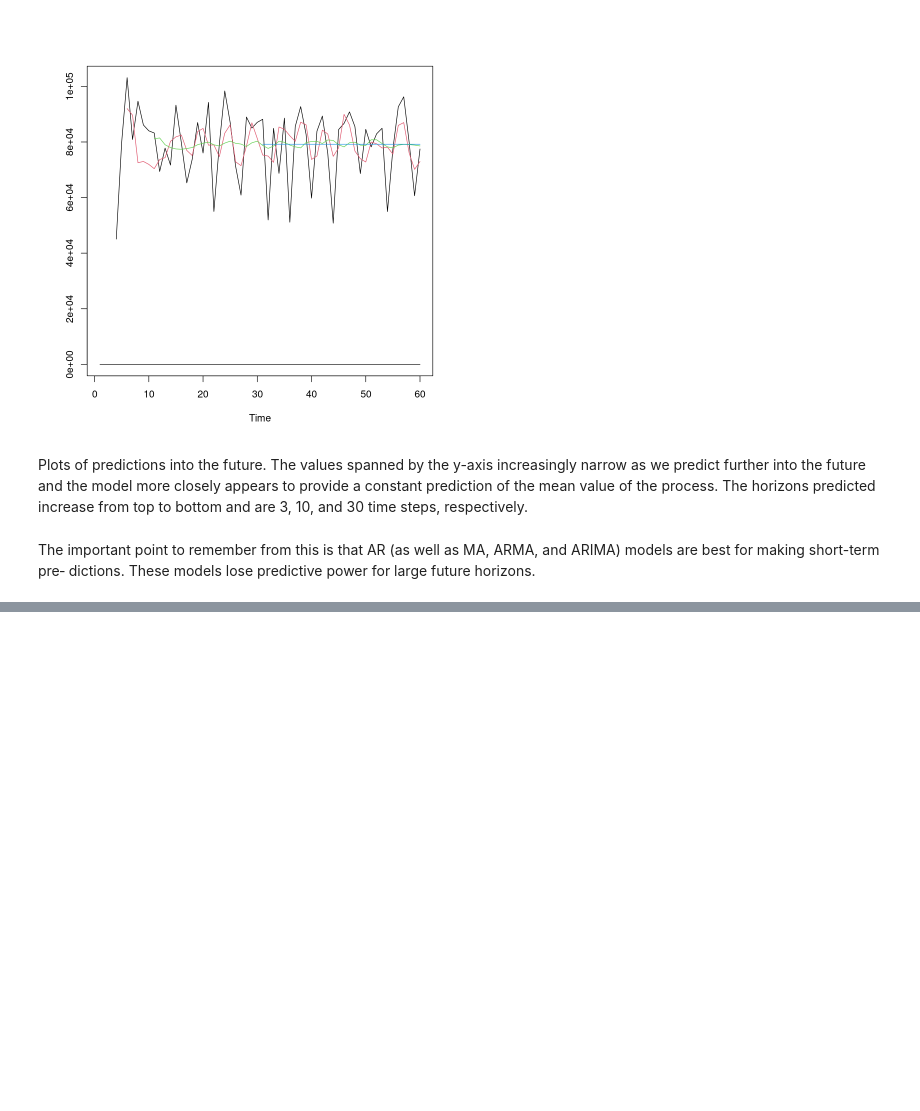
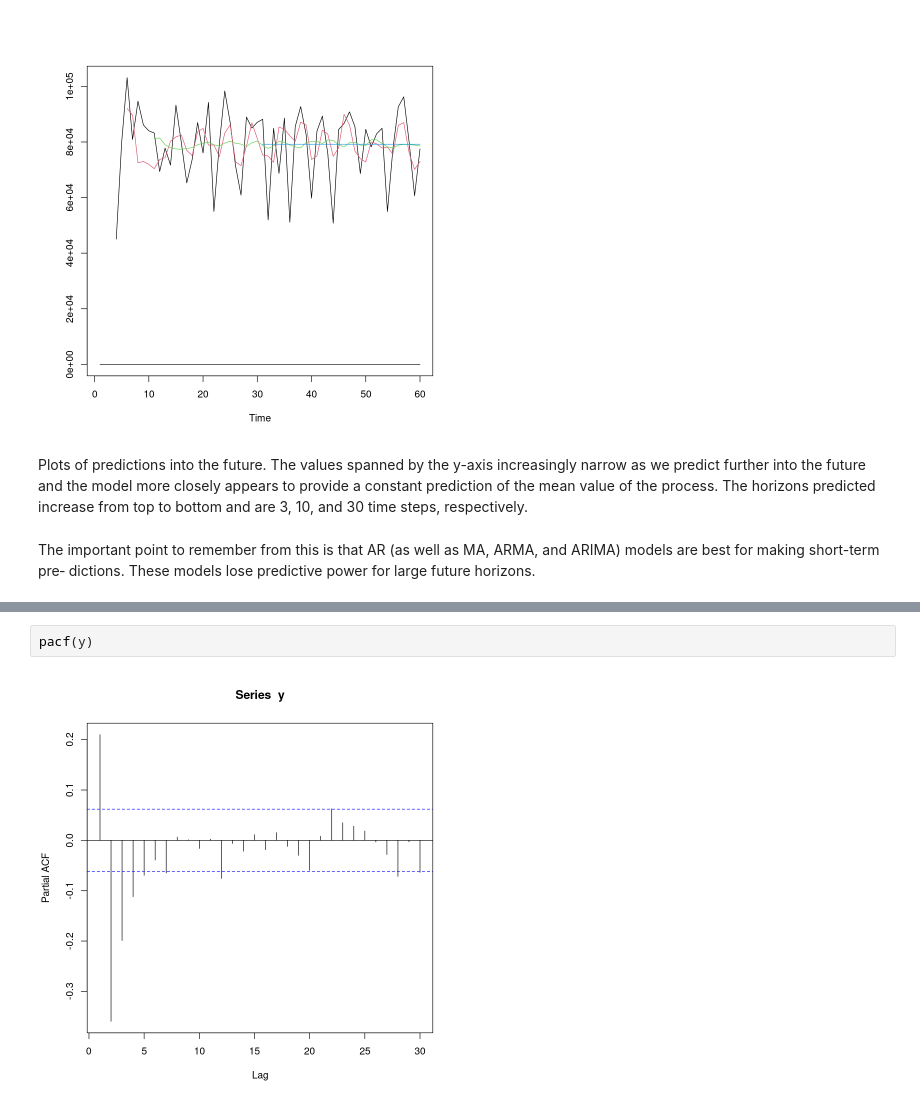
Before and after one commit to cmarsa/ptsa, a Jupyter notebook: chapter_06/statistical_models_ts.ipynb, the cells around one changed output, grey strips where cells are left out. Drawn from its saved outputs; the diff is of its cells as text; blank space fills up the shorter version.

```diff
--- a/chapter_06/statistical_models_ts.ipynb
+++ b/chapter_06/statistical_models_ts.ipynb
@@ -299,0 +513,4 @@ dictions. These models lose predictive power for large future horizons.
+# %%
+pacf(y)
+# %% [output]
+[figure, added]
```
Also changed, not shown: parts of 35 cells of this notebook.
